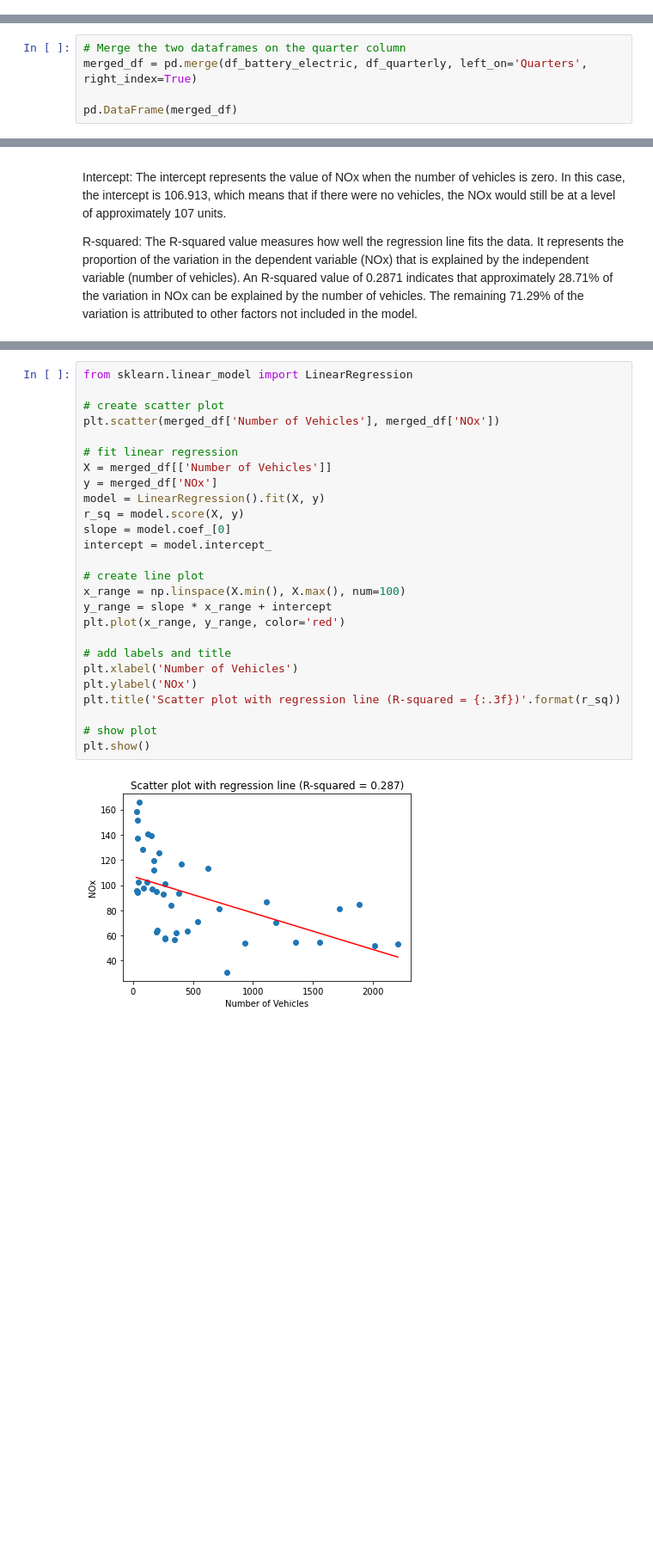
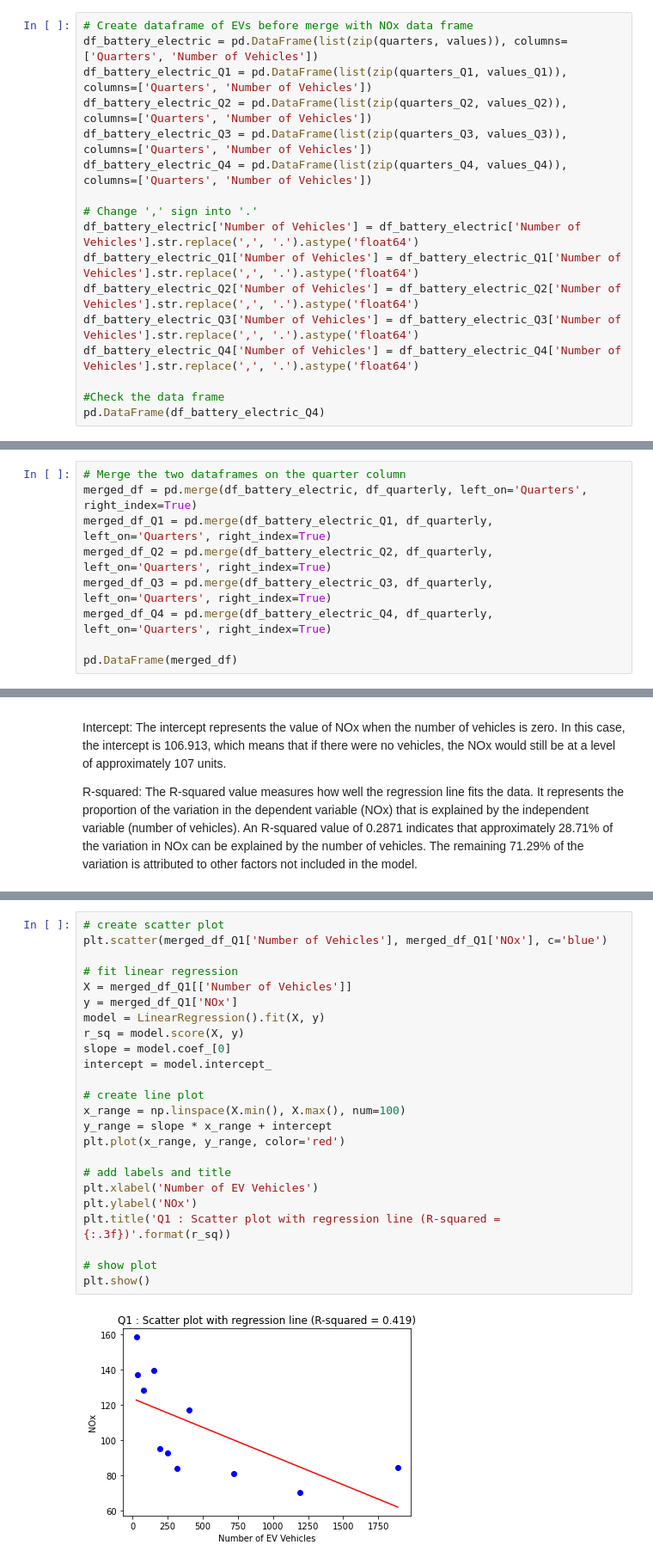
Before and after one commit to sxy1813082/DS-mini-project-repository, a Jupyter notebook: DSMP_G33_EVandAQ.ipynb, the cells around one changed output, grey strips where cells are left out. Shown at 86% size. Cells and saved outputs as stored; diff of their text form; blank space fills up the shorter version.

```diff
--- a/DSMP_G33_EVandAQ.ipynb
+++ b/DSMP_G33_EVandAQ.ipynb
@@ -168,0 +232,17 @@ df_battery_electric['Number of Vehicles'] = df_battery_electric['Number of Vehic
+# %%
+# Create dataframe of EVs before merge with NOx data frame
+df_battery_electric = pd.DataFrame(list(zip(quarters, values)), columns=['Quarters', 'Number of Vehicles'])
+df_battery_electric_Q1 = pd.DataFrame(list(zip(quarters_Q1, values_Q1)), columns=['Quarters', 'Number of Vehicles'])
+df_battery_electric_Q2 = pd.DataFrame(list(zip(quarters_Q2, values_Q2)), columns=['Quarters', 'Number of Vehicles'])
+df_battery_electric_Q3 = pd.DataFrame(list(zip(quarters_Q3, values_Q3)), columns=['Quarters', 'Number of Vehicles'])
+df_battery_electric_Q4 = pd.DataFrame(list(zip(quarters_Q4, values_Q4)), columns=['Quarters', 'Number of Vehicles'])
+
+# Change ',' sign into '.'
+df_battery_electric['Number of Vehicles'] = df_battery_electric['Number of Vehicles'].str.replace(',', '.').astype('float64')
+df_battery_electric_Q1['Number of Vehicles'] = df_battery_electric_Q1['Number of Vehicles'].str.replace(',', '.').astype('float64')
+df_battery_electric_Q2['Number of Vehicles'] = df_battery_electric_Q2['Number of Vehicles'].str.replace(',', '.').astype('float64')
+df_battery_electric_Q3['Number of Vehicles'] = df_battery_electric_Q3['Number of Vehicles'].str.replace(',', '.').astype('float64')
+df_battery_electric_Q4['Number of Vehicles'] = df_battery_electric_Q4['Number of Vehicles'].str.replace(',', '.').astype('float64')
+
+#Check the data frame
+pd.DataFrame(df_battery_electric_Q4)
@@ -182,6 +274,10 @@ memory usage: 816.0+ bytes
 # %%
 # Merge the two dataframes on the quarter column
 merged_df = pd.merge(df_battery_electric, df_quarterly, left_on='Quarters', right_index=True)
+merged_df_Q1 = pd.merge(df_battery_electric_Q1, df_quarterly, left_on='Quarters', right_index=True)
+merged_df_Q2 = pd.merge(df_battery_electric_Q2, df_quarterly, left_on='Quarters', right_index=True)
+merged_df_Q3 = pd.merge(df_battery_electric_Q3, df_quarterly, left_on='Quarters', right_index=True)
+merged_df_Q4 = pd.merge(df_battery_electric_Q4, df_quarterly, left_on='Quarters', right_index=True)
 
 pd.DataFrame(merged_df)
 # %% [output]
@@ -242,28 +418,26 @@ R-squared: The R-squared value measures how well the regression line fits the da
 # %%
-from sklearn.linear_model import LinearRegression
-
 # create scatter plot
-plt.scatter(merged_df['Number of Vehicles'], merged_df['NOx'])
+plt.scatter(merged_df_Q1['Number of Vehicles'], merged_df_Q1['NOx'], c='blue')
 
 # fit linear regression
-X = merged_df[['Number of Vehicles']]
-y = merged_df['NOx']
+X = merged_df_Q1[['Number of Vehicles']]
+y = merged_df_Q1['NOx']
 model = LinearRegression().fit(X, y)
 r_sq = model.score(X, y)
 slope = model.coef_[0]
 intercept = model.intercept_
 
 # create line plot
 x_range = np.linspace(X.min(), X.max(), num=100)
 y_range = slope * x_range + intercept
 plt.plot(x_range, y_range, color='red')
 
 # add labels and title
-plt.xlabel('Number of Vehicles')
+plt.xlabel('Number of EV Vehicles')
 plt.ylabel('NOx')
-plt.title('Scatter plot with regression line (R-squared = {:.3f})'.format(r_sq))
+plt.title('Q1 : Scatter plot with regression line (R-squared = {:.3f})'.format(r_sq))
 
 # show plot
 plt.show()
 # %% [output]
-[figure, old version]
+[figure, new version]
```
Also changed, not shown: parts of 28 cells of this notebook, 1 other file.
